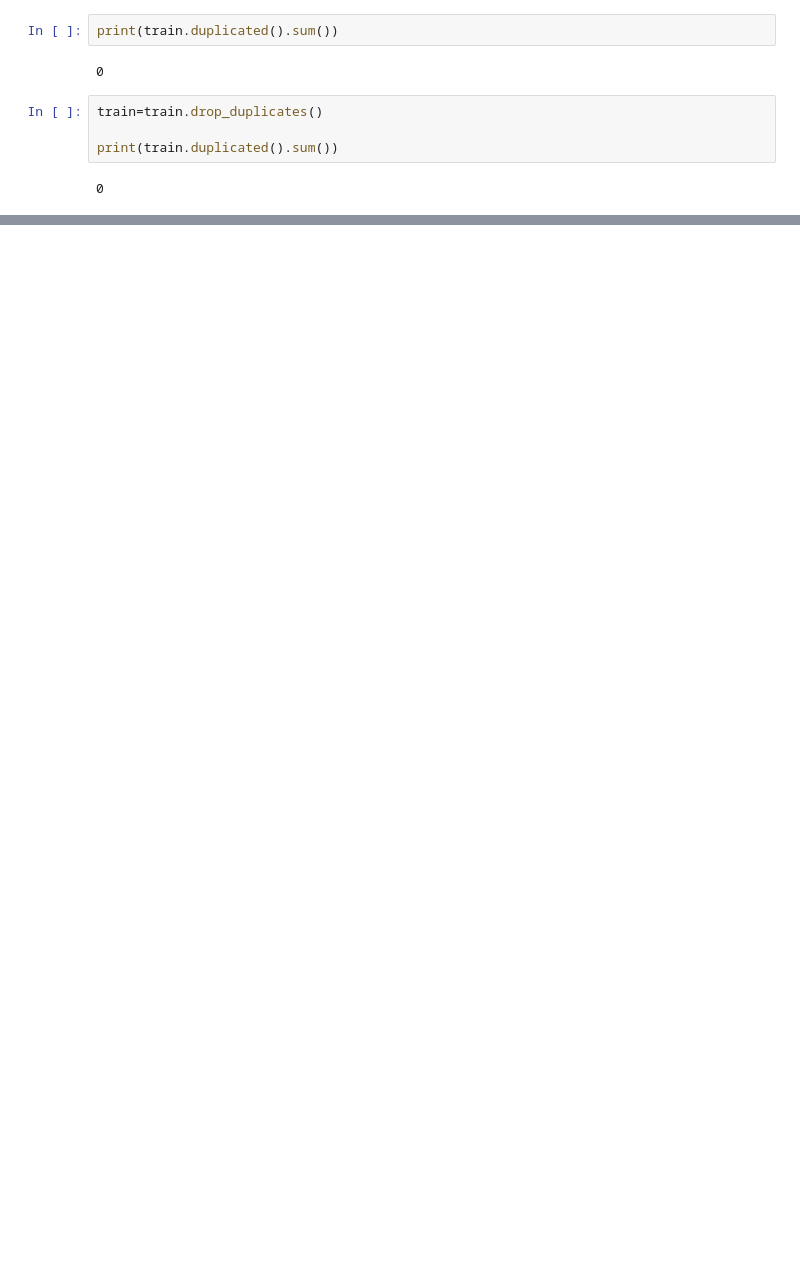
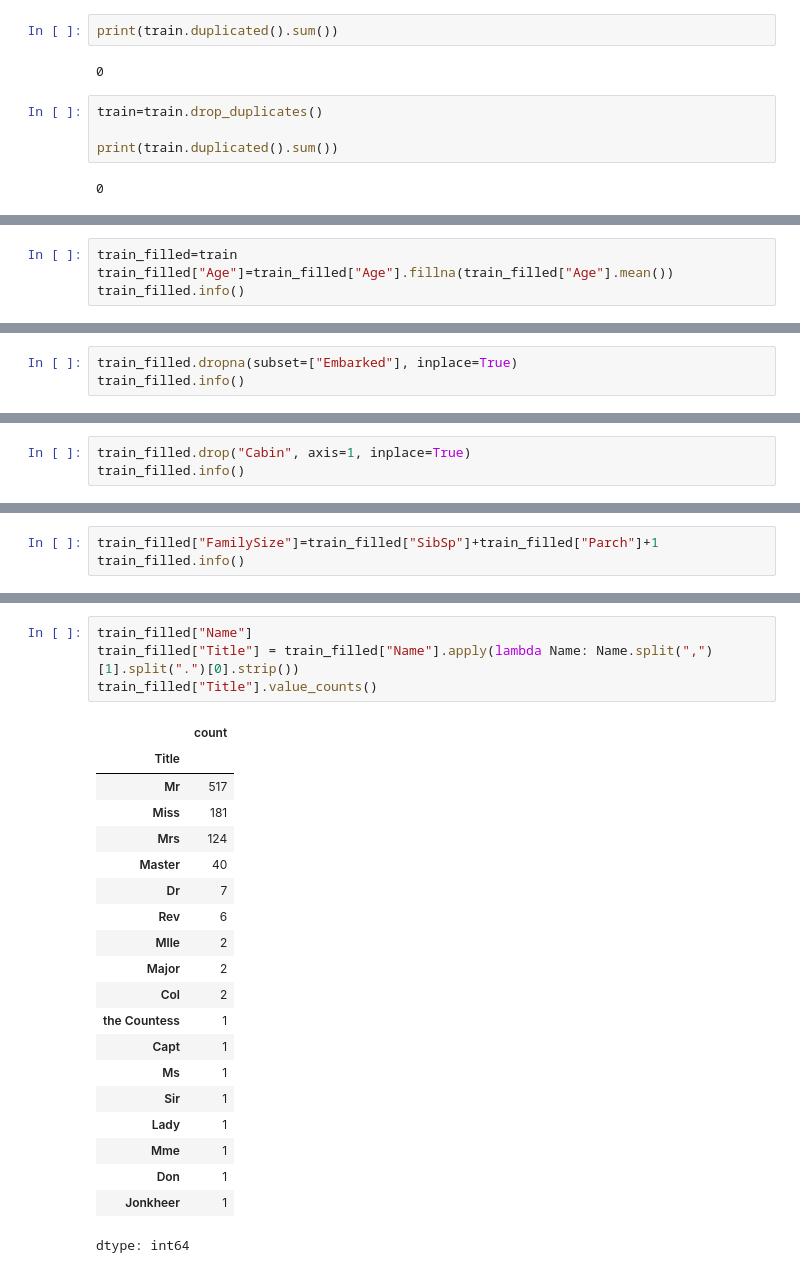
Before and after one commit to VictorBld/Bootcamp_GenAI, a Jupyter notebook: W2/D3/W2D3.ipynb, the cells around one changed output, grey strips where cells are left out. Cells and saved outputs as stored; diff of their text form; blank space fills up the shorter version.

```diff
--- a/W2/D3/W2D3.ipynb
+++ b/W2/D3/W2D3.ipynb
@@ -23,0 +72,4 @@ print(train.duplicated().sum())
+# %%
+train_filled=train
+train_filled["Age"]=train_filled["Age"].fillna(train_filled["Age"].mean())
+train_filled.info()
@@ -23,0 +113,3 @@ print(train.duplicated().sum())
+# %%
+train_filled.dropna(subset=["Embarked"], inplace=True)
+train_filled.info()
@@ -23,0 +136,3 @@ print(train.duplicated().sum())
+# %%
+train_filled.drop("Cabin", axis=1, inplace=True)
+train_filled.info()
@@ -23,0 +158,3 @@ print(train.duplicated().sum())
+# %%
+train_filled["FamilySize"]=train_filled["SibSp"]+train_filled["Parch"]+1
+train_filled.info()
@@ -23,0 +181,25 @@ print(train.duplicated().sum())
+# %%
+train_filled["Name"]
+train_filled["Title"] = train_filled["Name"].apply(lambda Name: Name.split(",")[1].split(".")[0].strip())
+train_filled["Title"].value_counts()
+# %% [output]
+|  | count |
+| Title |  |
+| Mr | 517 |
+| Miss | 181 |
+| Mrs | 124 |
+| Master | 40 |
+| Dr | 7 |
+| Rev | 6 |
+| Mlle | 2 |
+| Major | 2 |
+| Col | 2 |
+| the Countess | 1 |
+| Capt | 1 |
+| Ms | 1 |
+| Sir | 1 |
+| Lady | 1 |
+| Mme | 1 |
+| Don | 1 |
+| Jonkheer | 1 |
+dtype: int64
```
Also changed, not shown: parts of 27 cells of this notebook, 4 other files.
